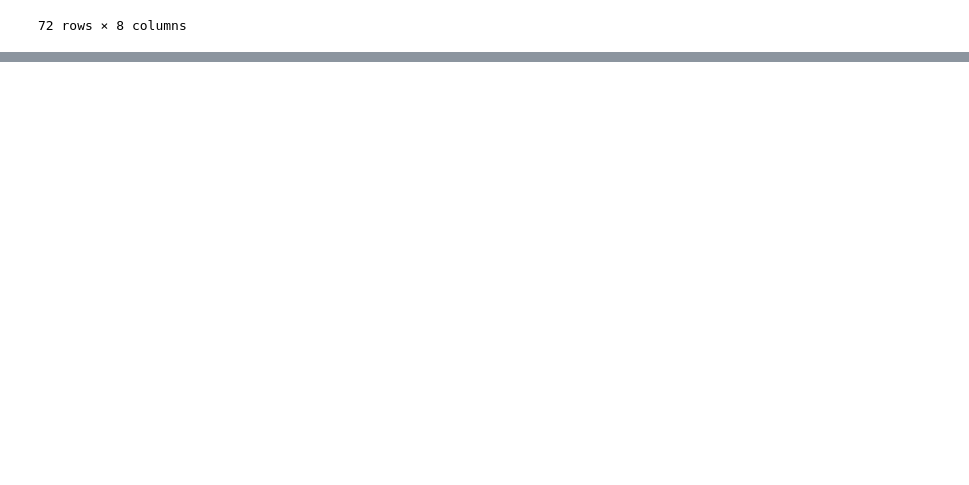
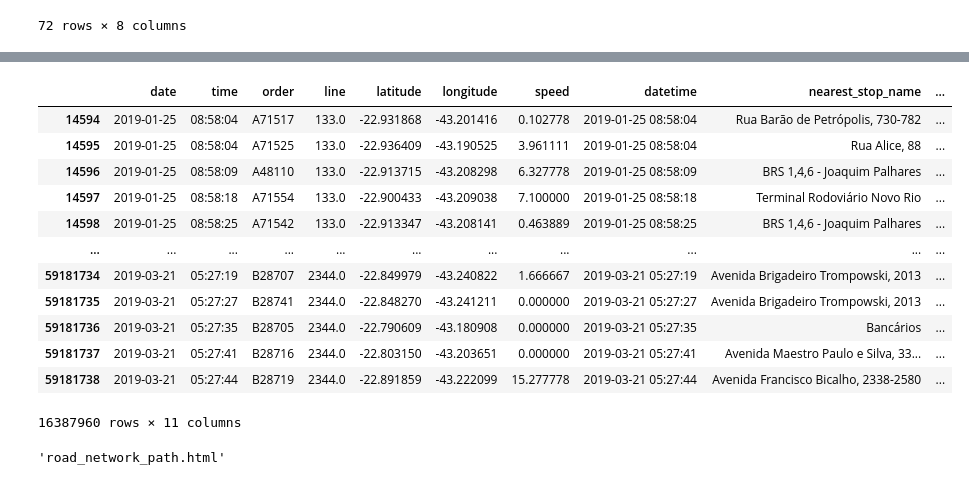
Before and after one commit to PavanPasidu/gnn-trafic-forecasting, a Jupyter notebook: Notebooks/rio_dataset_analysis.ipynb, the cells around one changed output, grey strips where cells are left out. Cells and saved outputs as stored; diff of their text form; code cells hidden in the pictures; blank space fills up the shorter version.

```diff
--- a/Notebooks/rio_dataset_analysis.ipynb
+++ b/Notebooks/rio_dataset_analysis.ipynb
@@ -670,0 +994,57 @@ G = ox.graph_from_place("Rio de Janeiro, Brazil", network_type="drive")
+# %%
+dataset
+# %% [output]
+|  | date | time | order | line | latitude | longitude | speed | datetime | nearest_stop_name | ... |
+| 14594 | 2019-01-25 | 08:58:04 | A71517 | 133.0 | -22.931868 | -43.201416 | 0.102778 | 2019-01-25 08:58:04 | Rua Barão de Petrópolis, 730-782 | ... |
+| 14595 | 2019-01-25 | 08:58:04 | A71525 | 133.0 | -22.936409 | -43.190525 | 3.961111 | 2019-01-25 08:58:04 | Rua Alice, 88 | ... |
+| 14596 | 2019-01-25 | 08:58:09 | A48110 | 133.0 | -22.913715 | -43.208298 | 6.327778 | 2019-01-25 08:58:09 | BRS 1,4,6 - Joaquim Palhares | ... |
+| 14597 | 2019-01-25 | 08:58:18 | A71554 | 133.0 | -22.900433 | -43.209038 | 7.100000 | 2019-01-25 08:58:18 | Terminal Rodoviário Novo Rio | ... |
+| 14598 | 2019-01-25 | 08:58:25 | A71542 | 133.0 | -22.913347 | -43.208141 | 0.463889 | 2019-01-25 08:58:25 | BRS 1,4,6 - Joaquim Palhares | ... |
+| ... | ... | ... | ... | ... | ... | ... | ... | ... | ... | ... |
+| 59181734 | 2019-03-21 | 05:27:19 | B28707 | 2344.0 | -22.849979 | -43.240822 | 1.666667 | 2019-03-21 05:27:19 | Avenida Brigadeiro Trompowski, 2013 | ... |
+| 59181735 | 2019-03-21 | 05:27:27 | B28741 | 2344.0 | -22.848270 | -43.241211 | 0.000000 | 2019-03-21 05:27:27 | Avenida Brigadeiro Trompowski, 2013 | ... |
+| 59181736 | 2019-03-21 | 05:27:35 | B28705 | 2344.0 | -22.790609 | -43.180908 | 0.000000 | 2019-03-21 05:27:35 | Bancários | ... |
+| 59181737 | 2019-03-21 | 05:27:41 | B28716 | 2344.0 | -22.803150 | -43.203651 | 0.000000 | 2019-03-21 05:27:41 | Avenida Maestro Paulo e Silva, 33... | ... |
+| 59181738 | 2019-03-21 | 05:27:44 | B28719 | 2344.0 | -22.891859 | -43.222099 | 15.277778 | 2019-03-21 05:27:44 | Avenida Francisco Bicalho, 2338-2580 | ... |
+16387960 rows × 11 columns
+# %%
+import folium
+coordinates = [
+    (-22.94509888, -43.20449448), (-22.9446125, -43.20428467), (-22.94560051, -43.2079277),
+    (-22.94398499, -43.20812988), (-22.94234467, -43.20791626), (-22.93862724, -43.20742416),
+    (-22.93762589, -43.20454025), (-22.9367733, -43.20387268), (-22.93559074, -43.20283127),
+    (-22.93520737, -43.20118713), (-22.93482971, -43.19975281), (-22.93192482, -43.19684601),
+    (-22.92987251, -43.19539261), (-22.92803001, -43.19381332), (-22.92750931, -43.19337463),
+    (-22.92705536, -43.19221878), (-22.92497444, -43.18981552), (-22.92415047, -43.18743896),
+    (-22.92168236, -43.18598938), (-22.92090797, -43.18476486), (-22.91905785, -43.18327332),
+    (-22.91809654, -43.18389511), (-22.91720581, -43.18453598), (-22.91607857, -43.18418121),
+    (-22.91653061, -43.1827507), (-22.91638184, -43.18109894), (-22.91570282, -43.18122101),
+    (-22.91603088, -43.18146133), (-22.91427994, -43.18185806), (-22.91139221, -43.18247604),
+    (-22.9091835, -43.1799469), (-22.90829659, -43.1772995), (-22.90723801, -43.17388916),
+    (-22.9088726, -43.1748848), (-22.90914536, -43.17572021), (-22.90989304, -43.1770401),
+    (-22.91170502, -43.1785965), (-22.90720749, -43.18255615), (-22.90856361, -43.18479538),
+    (-22.91165543, -43.1835556), (-22.91393471, -43.18261337), (-22.91644478, -43.18200302),
+    (-22.91564178, -43.18126297), (-22.91674042, -43.18191528), (-22.91650581, -43.18268585),
+    (-22.91605186, -43.18424606), (-22.91725922, -43.18457031), (-22.91813087, -43.18396759),
+    (-22.9190712, -43.18340683), (-22.92093849, -43.18482208), (-22.92156792, -43.18605804),
+    (-22.92315292, -43.18762207), (-22.92415428, -43.1874733), (-22.92476654, -43.18944168),
+    (-22.92553902, -43.19049454), (-22.92706299, -43.19225693), (-22.92806244, -43.19386673),
+    (-22.92984009, -43.1954155), (-22.93213844, -43.19734573), (-22.93382645, -43.19884491),
+    (-22.93480682, -43.19986343), (-22.93517685, -43.2014122), (-22.93559074, -43.20291138),
+    (-22.93679237, -43.2039299), (-22.93756485, -43.20459747), (-22.93808937, -43.20647812),
+    (-22.9385891, -43.2074585), (-22.94235802, -43.20801544), (-22.94404602, -43.20811081),
+    (-22.94560814, -43.20796204), (-22.94505501, -43.20607376), (-22.94454002, -43.20541),
+    (-22.94465637, -43.20433807), (-22.9451046, -43.20455551)
+]
+
+# Create a map centered around the first coordinate
+m = folium.Map(location=coordinates[0], zoom_start=14)
+
+folium.PolyLine(locations=coordinates, color="blue", weight=3).add_to(m)
+
+map_path = "road_network_path.html"
+# m.save(map_path)
+
+map_path
+# %% [output]
+'road_network_path.html'
```
Also changed, not shown: parts of 39 cells of this notebook, 1 other file.
